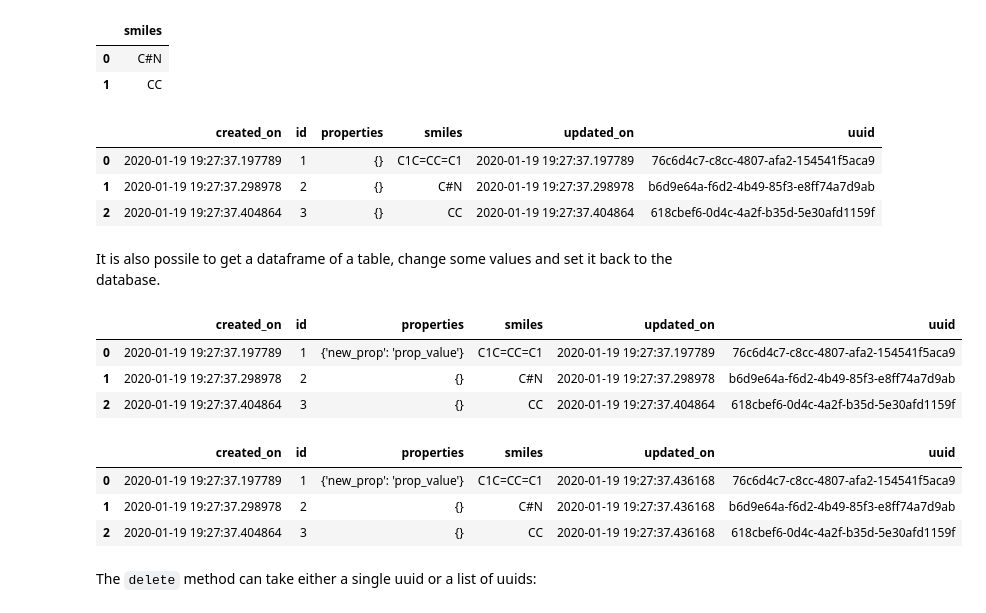
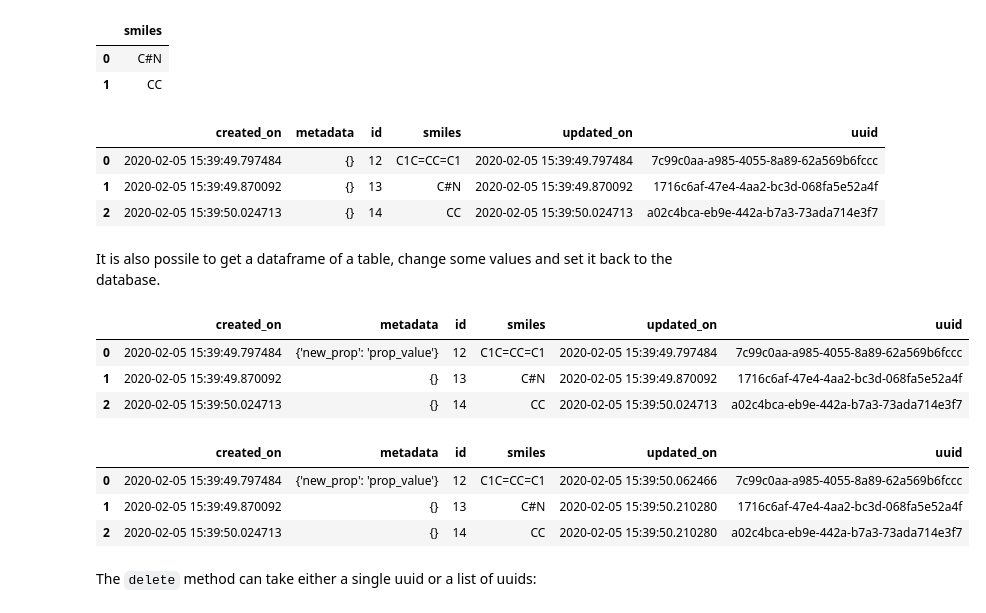
Before and after one commit to aspuru-guzik-group/molar, a Jupyter notebook: docs/Examples.ipynb, the cells around one changed output. Drawn from its saved outputs; the diff is of its cells as text; code cells hidden in the pictures.

```diff
--- a/docs/Examples.ipynb
+++ b/docs/Examples.ipynb
@@ -3,7 +3,7 @@
 # %%
 from mdb import MDBClient
 
-client = MDBClient('localhost', 'postgres', '', 'molecdb')
+client = MDBClient('localhost', 'postgres', '', 'madness')
 # %% [markdown]
 ## Get, Add, Update, Delete
 # %% [markdown]
@@ -33,29 +33,29 @@ client.add('molecule', df)
 df = client.get('molecule')
 df
 # %% [output]
-|  | created_on | id | properties | smiles | updated_on | uuid |
-| 0 | 2020-01-19 19:27:37.197789 | 1 | {} | C1C=CC=C1 | 2020-01-19 19:27:37.197789 | 76c6d4c7-c8cc-4807-afa2-154541f5aca9 |
-| 1 | 2020-01-19 19:27:37.298978 | 2 | {} | C#N | 2020-01-19 19:27:37.298978 | b6d9e64a-f6d2-4b49-85f3-e8ff74a7d9ab |
-| 2 | 2020-01-19 19:27:37.404864 | 3 | {} | CC | 2020-01-19 19:27:37.404864 | 618cbef6-0d4c-4a2f-b35d-5e30afd1159f |
+|  | created_on | metadata | id | smiles | updated_on | uuid |
+| 0 | 2020-02-05 15:39:49.797484 | {} | 12 | C1C=CC=C1 | 2020-02-05 15:39:49.797484 | 7c99c0aa-a985-4055-8a89-62a569b6fccc |
+| 1 | 2020-02-05 15:39:49.870092 | {} | 13 | C#N | 2020-02-05 15:39:49.870092 | 1716c6af-47e4-4aa2-bc3d-068fa5e52a4f |
+| 2 | 2020-02-05 15:39:50.024713 | {} | 14 | CC | 2020-02-05 15:39:50.024713 | a02c4bca-eb9e-442a-b7a3-73ada714e3f7 |
 # %% [markdown]
 It is also possile to get a dataframe of a table, change some values and set it back to the database.
 # %%
-df.at[0, 'properties'] = {'new_prop': 'prop_value'}
+df.at[0, 'metadata'] = {'new_prop': 'prop_value'}
 df
 # %% [output]
-|  | created_on | id | properties | smiles | updated_on | uuid |
-| 0 | 2020-01-19 19:27:37.197789 | 1 | {'new_prop': 'prop_value'} | C1C=CC=C1 | 2020-01-19 19:27:37.197789 | 76c6d4c7-c8cc-4807-afa2-154541f5aca9 |
-| 1 | 2020-01-19 19:27:37.298978 | 2 | {} | C#N | 2020-01-19 19:27:37.298978 | b6d9e64a-f6d2-4b49-85f3-e8ff74a7d9ab |
-| 2 | 2020-01-19 19:27:37.404864 | 3 | {} | CC | 2020-01-19 19:27:37.404864 | 618cbef6-0d4c-4a2f-b35d-5e30afd1159f |
+|  | created_on | metadata | id | smiles | updated_on | uuid |
+| 0 | 2020-02-05 15:39:49.797484 | {'new_prop': 'prop_value'} | 12 | C1C=CC=C1 | 2020-02-05 15:39:49.797484 | 7c99c0aa-a985-4055-8a89-62a569b6fccc |
+| 1 | 2020-02-05 15:39:49.870092 | {} | 13 | C#N | 2020-02-05 15:39:49.870092 | 1716c6af-47e4-4aa2-bc3d-068fa5e52a4f |
+| 2 | 2020-02-05 15:39:50.024713 | {} | 14 | CC | 2020-02-05 15:39:50.024713 | a02c4bca-eb9e-442a-b7a3-73ada714e3f7 |
 # %%
 client.update('molecule', df)
 df = client.get('molecule')
 df
 # %% [output]
-|  | created_on | id | properties | smiles | updated_on | uuid |
-| 0 | 2020-01-19 19:27:37.197789 | 1 | {'new_prop': 'prop_value'} | C1C=CC=C1 | 2020-01-19 19:27:37.436168 | 76c6d4c7-c8cc-4807-afa2-154541f5aca9 |
-| 1 | 2020-01-19 19:27:37.298978 | 2 | {} | C#N | 2020-01-19 19:27:37.436168 | b6d9e64a-f6d2-4b49-85f3-e8ff74a7d9ab |
-| 2 | 2020-01-19 19:27:37.404864 | 3 | {} | CC | 2020-01-19 19:27:37.436168 | 618cbef6-0d4c-4a2f-b35d-5e30afd1159f |
+|  | created_on | metadata | id | smiles | updated_on | uuid |
+| 0 | 2020-02-05 15:39:49.797484 | {'new_prop': 'prop_value'} | 12 | C1C=CC=C1 | 2020-02-05 15:39:50.062466 | 7c99c0aa-a985-4055-8a89-62a569b6fccc |
+| 1 | 2020-02-05 15:39:49.870092 | {} | 13 | C#N | 2020-02-05 15:39:50.210280 | 1716c6af-47e4-4aa2-bc3d-068fa5e52a4f |
+| 2 | 2020-02-05 15:39:50.024713 | {} | 14 | CC | 2020-02-05 15:39:50.210280 | a02c4bca-eb9e-442a-b7a3-73ada714e3f7 |
 # %% [markdown]
 The `delete` method can take either a single uuid or a list of uuids:
 # %%
```
Also changed, not shown: parts of 17 cells of this notebook, 5 other files.
